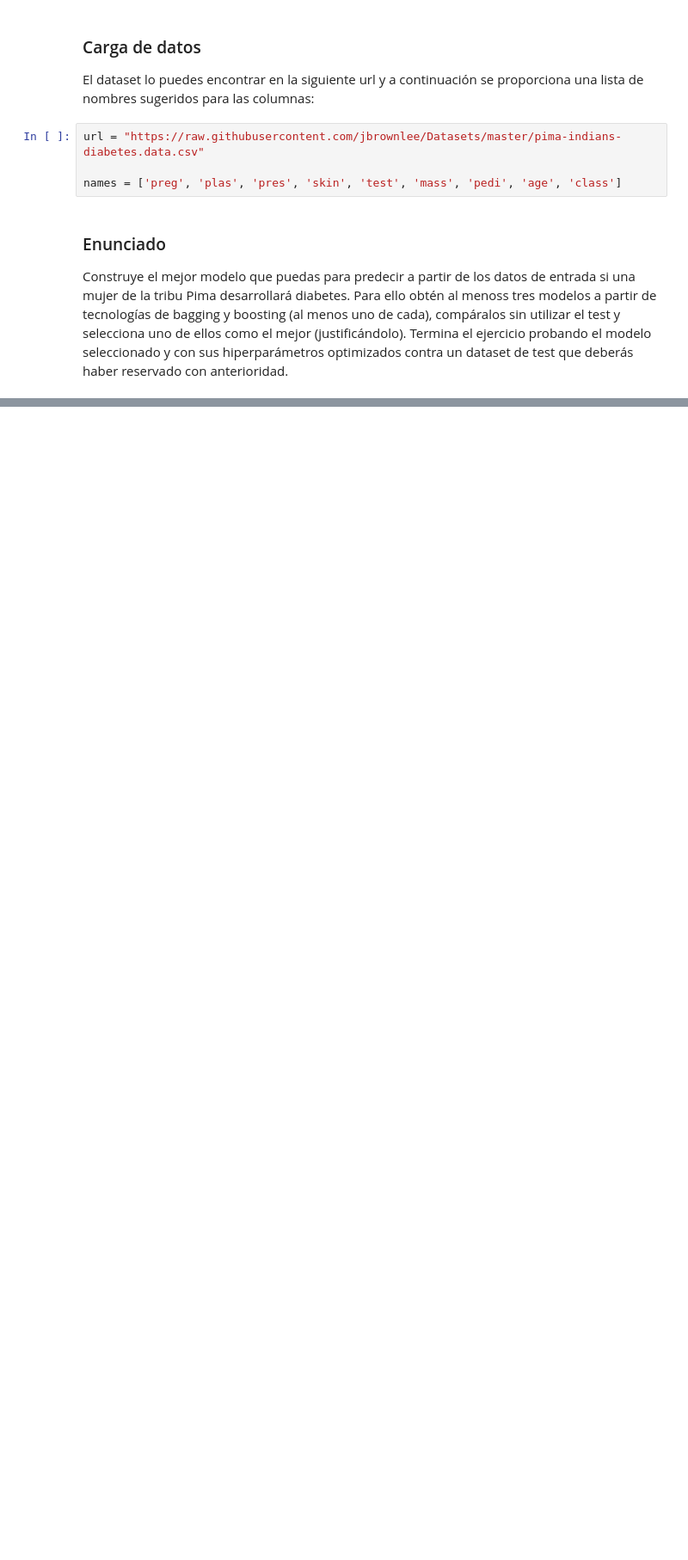
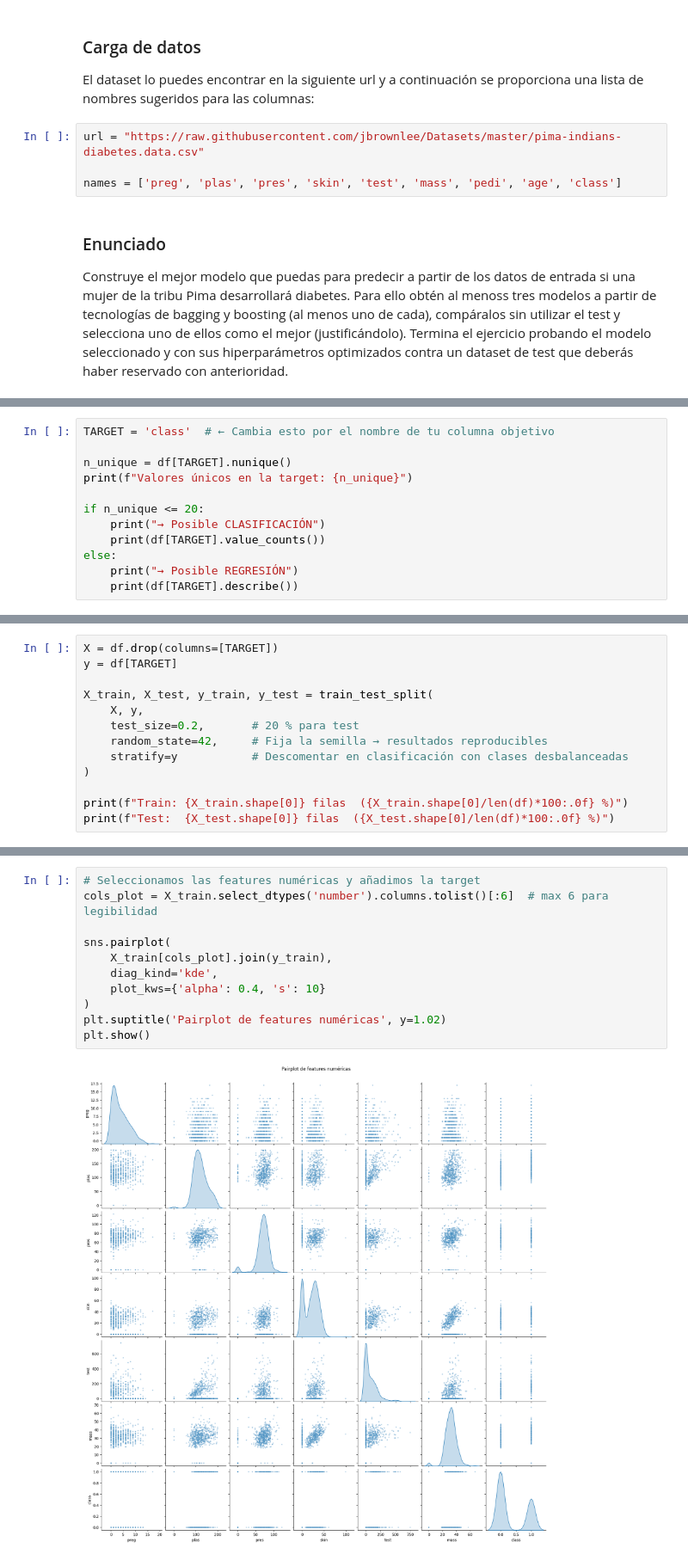
Before and after one commit to MHHsim/DS-Online-Marta-Harana, a Jupyter notebook: 04_Machine_Learning/Sprint_11/Unidad_02_ML_Supervisado_Bagging_Boosting/03_Practica_Obligatoria/18_Practica_Obligatoria_Ensembles.ipynb, the cells around one changed output, grey strips where cells are left out. Shown at 86% size. Cells and saved outputs as stored; diff of their text form; blank space fills up the shorter version.

```diff
--- a/04_Machine_Learning/Sprint_11/Unidad_02_ML_Supervisado_Bagging_Boosting/03_Practica_Obligatoria/18_Practica_Obligatoria_Ensembles.ipynb
+++ b/04_Machine_Learning/Sprint_11/Unidad_02_ML_Supervisado_Bagging_Boosting/03_Practica_Obligatoria/18_Practica_Obligatoria_Ensembles.ipynb
@@ -90,0 +127,12 @@ Construye el mejor modelo que puedas para predecir a partir de los datos de entr
+# %%
+TARGET = 'class'  # ← Cambia esto por el nombre de tu columna objetivo
+
+n_unique = df[TARGET].nunique()
+print(f"Valores únicos en la target: {n_unique}")
+
+if n_unique <= 20:
+    print("→ Posible CLASIFICACIÓN")
+    print(df[TARGET].value_counts())
+else:
+    print("→ Posible REGRESIÓN")
+    print(df[TARGET].describe())
@@ -90,0 +148,13 @@ Construye el mejor modelo que puedas para predecir a partir de los datos de entr
+# %%
+X = df.drop(columns=[TARGET])
+y = df[TARGET]
+
+X_train, X_test, y_train, y_test = train_test_split(
+    X, y,
+    test_size=0.2,       # 20 % para test
+    random_state=42,     # Fija la semilla → resultados reproducibles
+    stratify=y           # Descomentar en clasificación con clases desbalanceadas
+)
+
+print(f"Train: {X_train.shape[0]} filas  ({X_train.shape[0]/len(df)*100:.0f} %)")
+print(f"Test:  {X_test.shape[0]} filas  ({X_test.shape[0]/len(df)*100:.0f} %)")
@@ -90,0 +199,13 @@ Construye el mejor modelo que puedas para predecir a partir de los datos de entr
+# %%
+# Seleccionamos las features numéricas y añadimos la target
+cols_plot = X_train.select_dtypes('number').columns.tolist()[:6]  # max 6 para legibilidad
+
+sns.pairplot(
+    X_train[cols_plot].join(y_train),
+    diag_kind='kde',
+    plot_kws={'alpha': 0.4, 's': 10}
+)
+plt.suptitle('Pairplot de features numéricas', y=1.02)
+plt.show()
+# %% [output]
+[figure, added]
```
Also changed, not shown: parts of 25 cells of this notebook, 5 other files.
